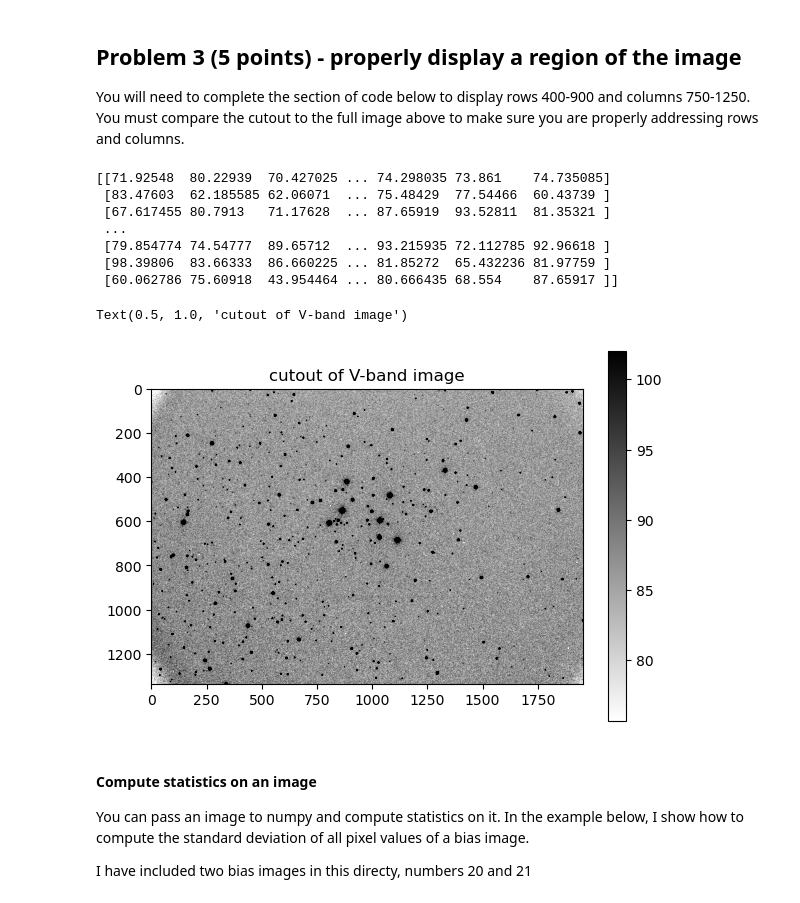
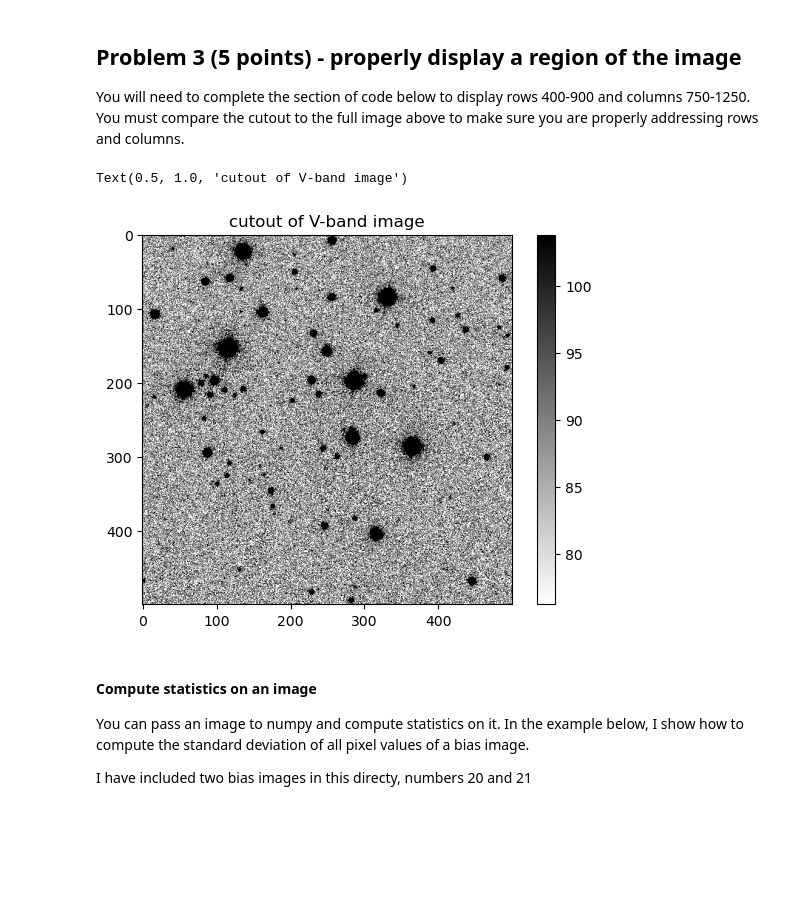
Before and after one commit to Colouss/Reductionproject_Student, a Jupyter notebook: characterize_CCD_student.ipynb, the cells around one changed output. Cells and saved outputs as stored; diff of their text form; code cells hidden in the pictures; blank space fills up the shorter version.

```diff
--- a/characterize_CCD_student.ipynb
+++ b/characterize_CCD_student.ipynb
@@ -119,22 +120,14 @@ You will need to complete the section of code below to display rows 400-900 and
 # %%
 #to display only a section of an image you can perform the following operation
 #this displays the section of the image
 #***************** fill in the missing array range.
-print(data_vimproc)
-imdisplay(data_vimproc)
+imdisplay(data_vimproc[399:899,749:1249])
 plt.title("cutout of V-band image")
 #NOTE: that it renumbers the pixels and does *not* refer back to the original image.
 #It also bases the colorbar stretch on the pixels in the subsection that you are displaying
 # %% [output]
-[[71.92548  80.22939  70.427025 ... 74.298035 73.861    74.735085]
- [83.47603  62.185585 62.06071  ... 75.48429  77.54466  60.43739 ]
- [67.617455 80.7913   71.17628  ... 87.65919  93.52811  81.35321 ]
- ...
- [79.854774 74.54777  89.65712  ... 93.215935 72.112785 92.96618 ]
- [98.39806  83.66333  86.660225 ... 81.85272  65.432236 81.97759 ]
- [60.062786 75.60918  43.954464 ... 80.666435 68.554    87.65917 ]]
+Text(0.5, 1.0, 'cutout of V-band image')
-Text(0.5, 1.0, 'cutout of V-band image')
-[figure, old version]
+[figure, new version]
 # %% [markdown]
 #### Compute statistics on an image
 You can pass an image to numpy and compute statistics on it.  In the example below, I show how to compute the standard deviation of all pixel values of a bias image.
```
Also changed, not shown: parts of 10 cells of this notebook.
